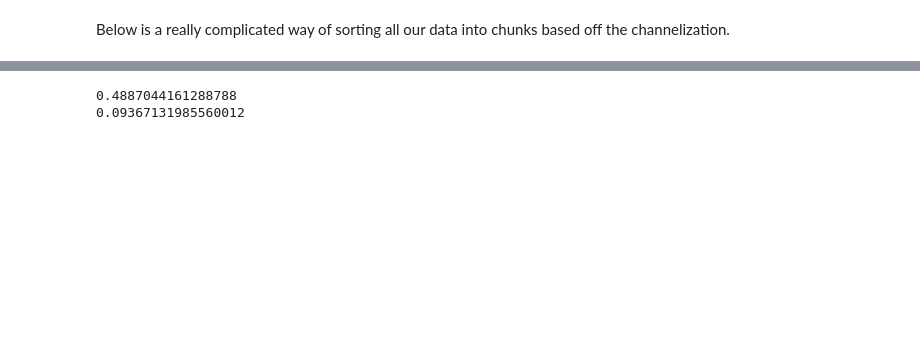
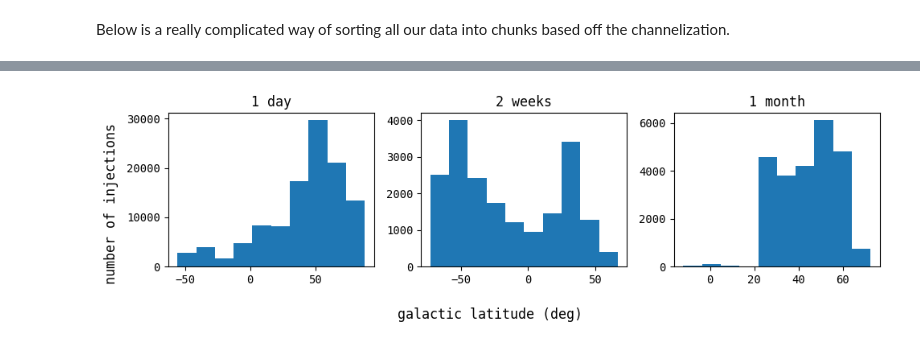
Before and after one commit to chime-sps/Transmissivity, a Jupyter notebook: results/sensitivity_dropoff.ipynb, the cells around one changed output, grey strips where cells are left out. Cells and saved outputs as stored; diff of their text form; code cells hidden in the pictures; blank space fills up the shorter version.

```diff
--- a/results/sensitivity_dropoff.ipynb
+++ b/results/sensitivity_dropoff.ipynb
@@ -397,12 +564,30 @@ Text(0.5, 1.0, 'Minimum Detectable Flux for 2 Week Stacks')
-# %%
-Pb = 269.436227
-T0 = 58692.83551
-
-novdate = 60980
-aprdate = 61143
-
-print(((novdate - T0) % Pb) / Pb)
-print(((aprdate - T0) % Pb) / Pb)
-# %% [output]
-0.4887044161288788
-0.09367131985560012
+# %%
+coords = SkyCoord(ra=data_1[:, 0]*u.deg, dec=data_1[:, 1]*u.deg, frame='icrs')
+b_1= coords.galactic.b
+
+coords = SkyCoord(ra=data_14[:, 0]*u.deg, dec=data_14[:, 1]*u.deg, frame='icrs')
+b_14 = coords.galactic.b
+
+coords = SkyCoord(ra=data_30[:, 0]*u.deg, dec=data_30[:, 1]*u.deg, frame='icrs')
+b_30 = coords.galactic.b
+
+counts_1, bins_1 = np.histogram(b_1)
+counts_14, bins_14 = np.histogram(b_14)
+counts_30, bins_30 = np.histogram(b_30)
+
+fig, ax = plt.subplots(1, 3, figsize = (10, 3))
+
+ax[0].hist(bins_1[:-1], bins_1, weights=counts_1)
+ax[1].hist(bins_14[:-1], bins_14, weights=counts_14)
+ax[2].hist(bins_30[:-1], bins_30, weights=counts_30)
+
+fig.supxlabel('galactic latitude (deg)')
+fig.supylabel('number of injections')
+
+ax[0].set_title('1 day')
+ax[1].set_title('2 weeks')
+ax[2].set_title('1 month')
+
+plt.tight_layout()
+# %% [output]
+[figure, added]
```
Also changed, not shown: parts of 14 cells of this notebook, 3 other files.
